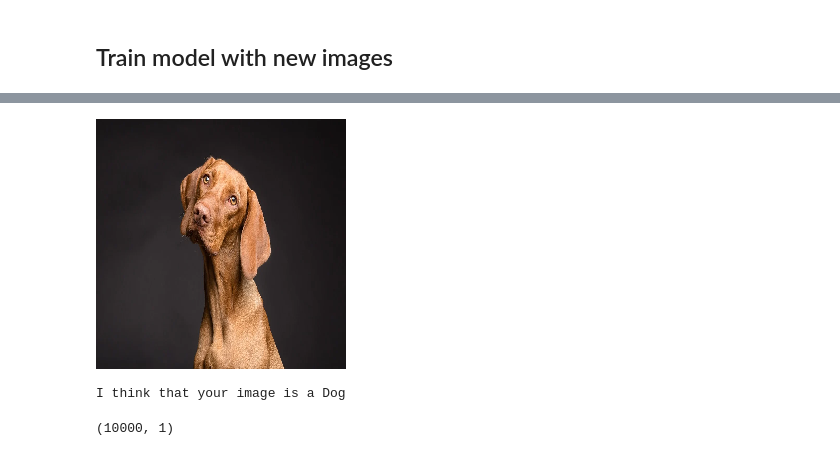
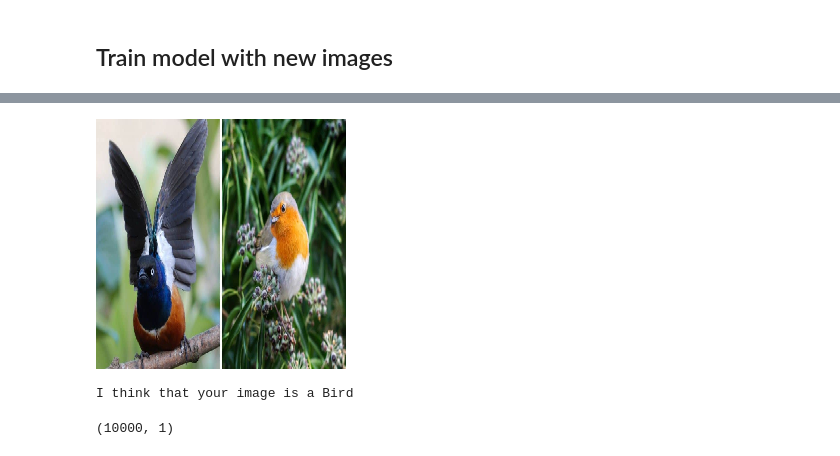
Before and after one commit to ahmadasmandar/python_tutorials, a Jupyter notebook: machine/Ahmad_model.ipynb, the cells around one changed output, grey strips where cells are left out. Cells and saved outputs as stored; diff of their text form; code cells hidden in the pictures.

```diff
--- a/machine/Ahmad_model.ipynb
+++ b/machine/Ahmad_model.ipynb
@@ -234,8 +234,8 @@ Wall time: 10.2 s
-# %%
-predict_test('d4.webp')
-# %% [output]
-[figure, removed]
-I think that your image is a Dog
+# %%
+predict_test('h6.jpg')
+# %% [output]
+[figure, added]
+I think that your image is a Bird
 # %%
 y_test.shape
 # %% [output]
```
Also changed, not shown: parts of 3 cells of this notebook, 52 other files.
